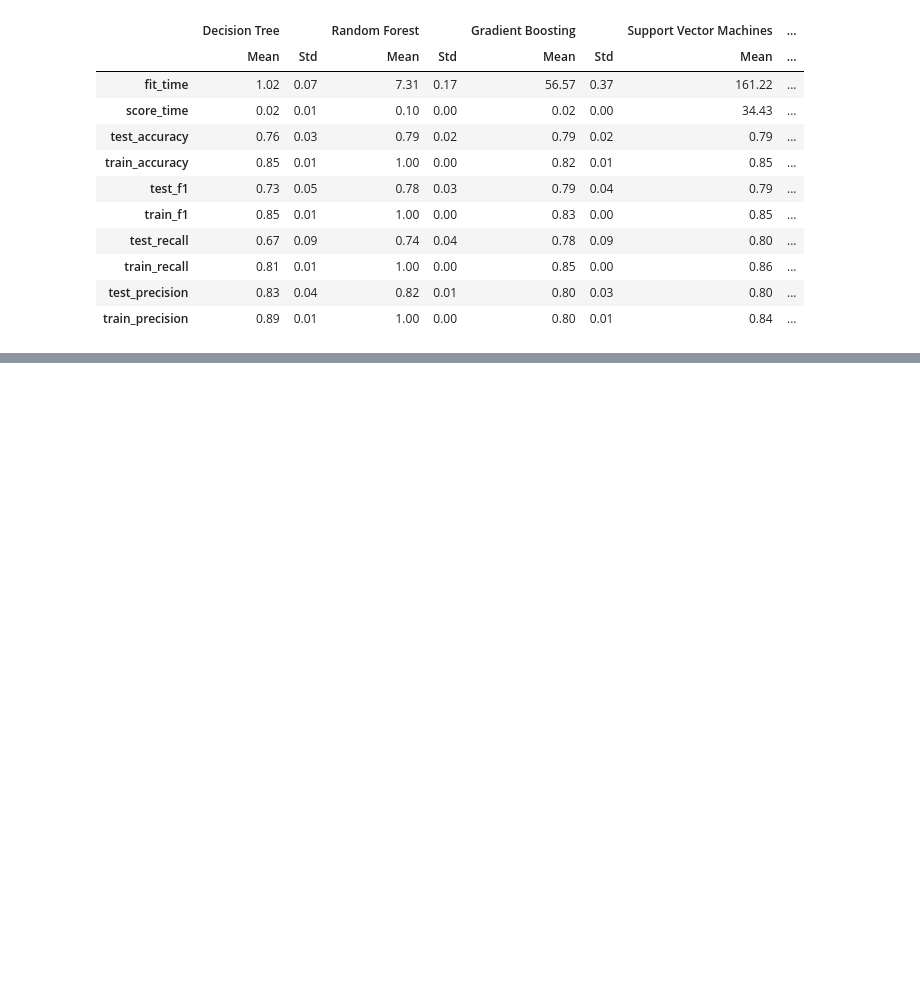
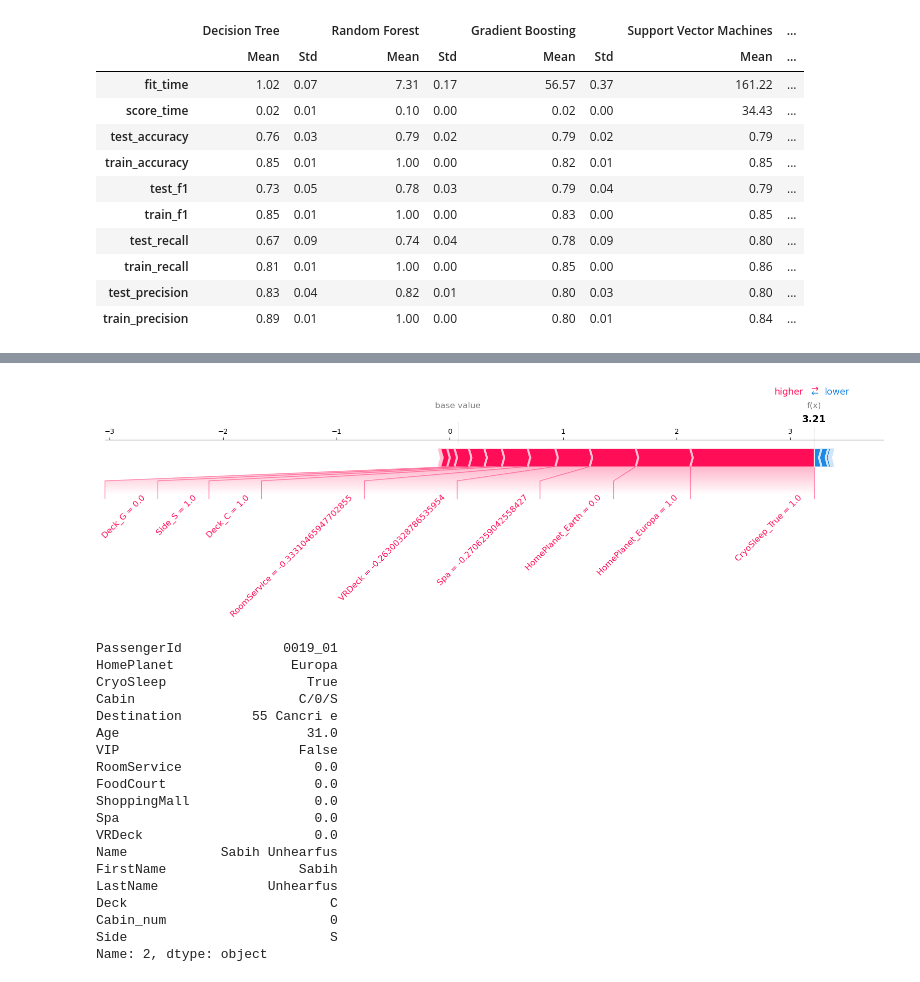
Before and after one commit to hcwang24/space_titanic, a Jupyter notebook: initial_analysis.ipynb, the cells around one changed output, grey strips where cells are left out. Drawn from its saved outputs; the diff is of its cells as text; code cells hidden in the pictures; blank space fills up the shorter version.

```diff
--- a/initial_analysis.ipynb
+++ b/initial_analysis.ipynb
@@ -546,6 +549,9 @@ plt.show()
 train_df[["FirstName", "LastName"]] = (
     train_df["Name"].str.split(" ", expand=True).values
 )
+test_df[["FirstName", "LastName"]] = (
+    test_df["Name"].str.split(" ", expand=True).values
+)
 train_df[["FirstName", "LastName"]]
 # %% [output]
 |  | FirstName | LastName |
@@ -832,0 +954,8 @@ results_df
+# %%
+X_test_transformed = pipeline.transform(test_df)
+
+# Initialize the SHAP explainer
+explainer = shap.Explainer(grid_search)
+
+# Generate the SHAP values for the sample
+shap_values = explainer(X_test_transformed)
@@ -832,0 +964,23 @@ results_df
+# %%
+# Creating force plot visualization for the passenger with the highest and lowest SHAP values.
+
+# Calculate row sums
+row_sums = np.sum(shap_values.values, axis=1)
+
+# Find the largest and smallest row sums
+largest_row_sum = np.max(row_sums)
+smallest_row_sum = np.min(row_sums)
+
+# Get the row index of the largest and smallest row sums
+largest_row_index = np.argmax(row_sums)
+smallest_row_index = np.argmin(row_sums)
+
+# Print the results
+print("Largest Row Sum:")
+print("  Row Index:", largest_row_index)
+print("  Row Sum:", round(largest_row_sum, 3))
+print()
+
+print("Smallest Row Sum:")
+print("  Row Index:", smallest_row_index)
+print("  Row Sum:", round(smallest_row_sum, 3))
@@ -832,0 +995,26 @@ results_df
+# %%
+# Create the force plot
+shap.force_plot(shap_values[largest_row_index], feature_names=column_names, matplotlib=True, text_rotation=45)
+
+test_df.iloc[largest_row_index]
+# %% [output]
+[figure, added]
+PassengerId             0019_01
+HomePlanet               Europa
+CryoSleep                  True
+Cabin                     C/0/S
+Destination         55 Cancri e
+Age                        31.0
+VIP                       False
+RoomService                 0.0
+FoodCourt                   0.0
+ShoppingMall                0.0
+Spa                         0.0
+VRDeck                      0.0
+Name            Sabih Unhearfus
+FirstName                 Sabih
+LastName              Unhearfus
+Deck                          C
+Cabin_num                     0
+Side                          S
+Name: 2, dtype: object
```
Also changed, not shown: parts of 22 cells of this notebook, 2 other files.
